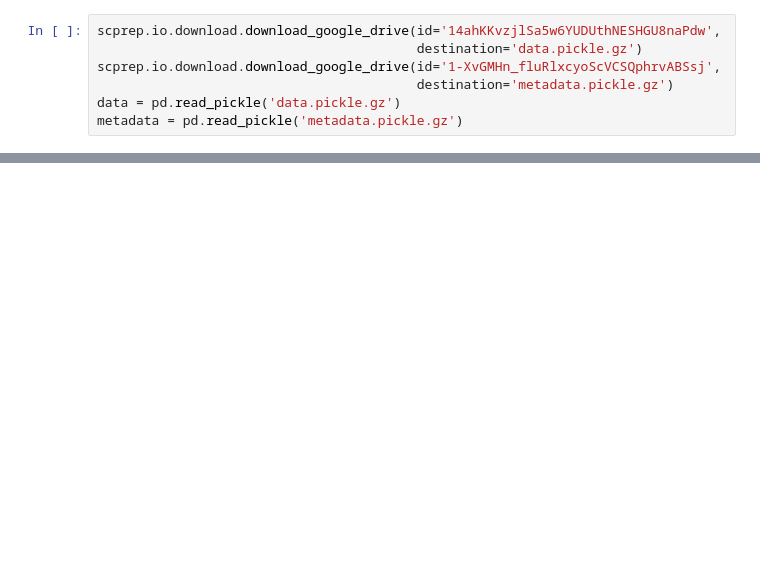
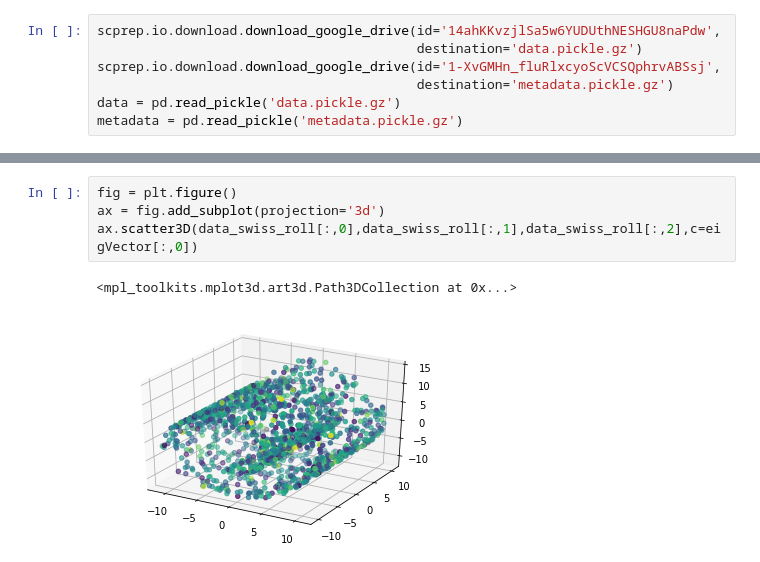
Before and after one commit to Voldemort108X/Yale-courses, a Jupyter notebook: ENAS 553 Unsupervised Learning for Big Data/Lecture8_Phate.ipynb, the cells around one changed output, grey strips where cells are left out. Cells and saved outputs as stored; diff of their text form; blank space fills up the shorter version.

```diff
--- a/ENAS 553 Unsupervised Learning for Big Data/Lecture8_Phate.ipynb
+++ b/ENAS 553 Unsupervised Learning for Big Data/Lecture8_Phate.ipynb
@@ -58,0 +80,7 @@ data.head()
+# %%
+fig = plt.figure()
+ax = fig.add_subplot(projection='3d')
+ax.scatter3D(data_swiss_roll[:,0],data_swiss_roll[:,1],data_swiss_roll[:,2],c=eigVector[:,0])
+# %% [output]
+<mpl_toolkits.mplot3d.art3d.Path3DCollection at 0x...>
+[figure, added]
```
Also changed, not shown: parts of 9 cells of this notebook, 34 other files.
